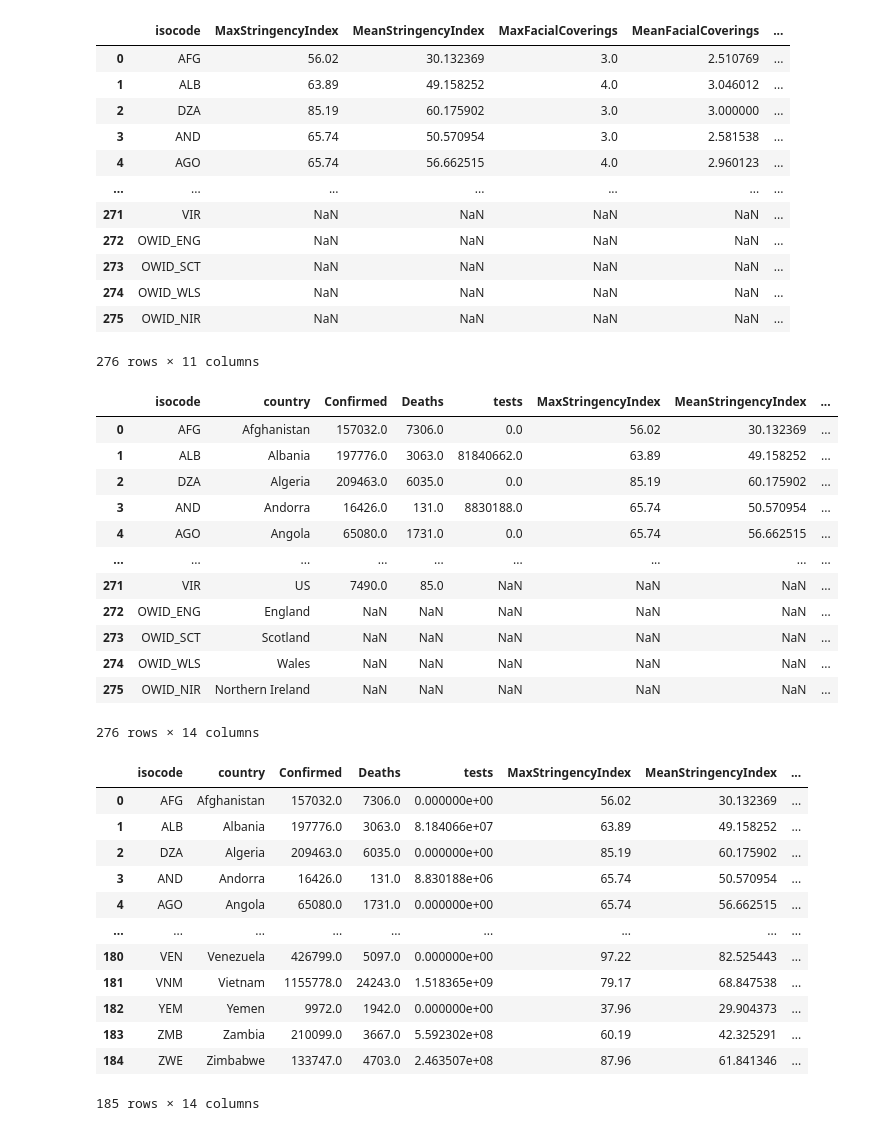
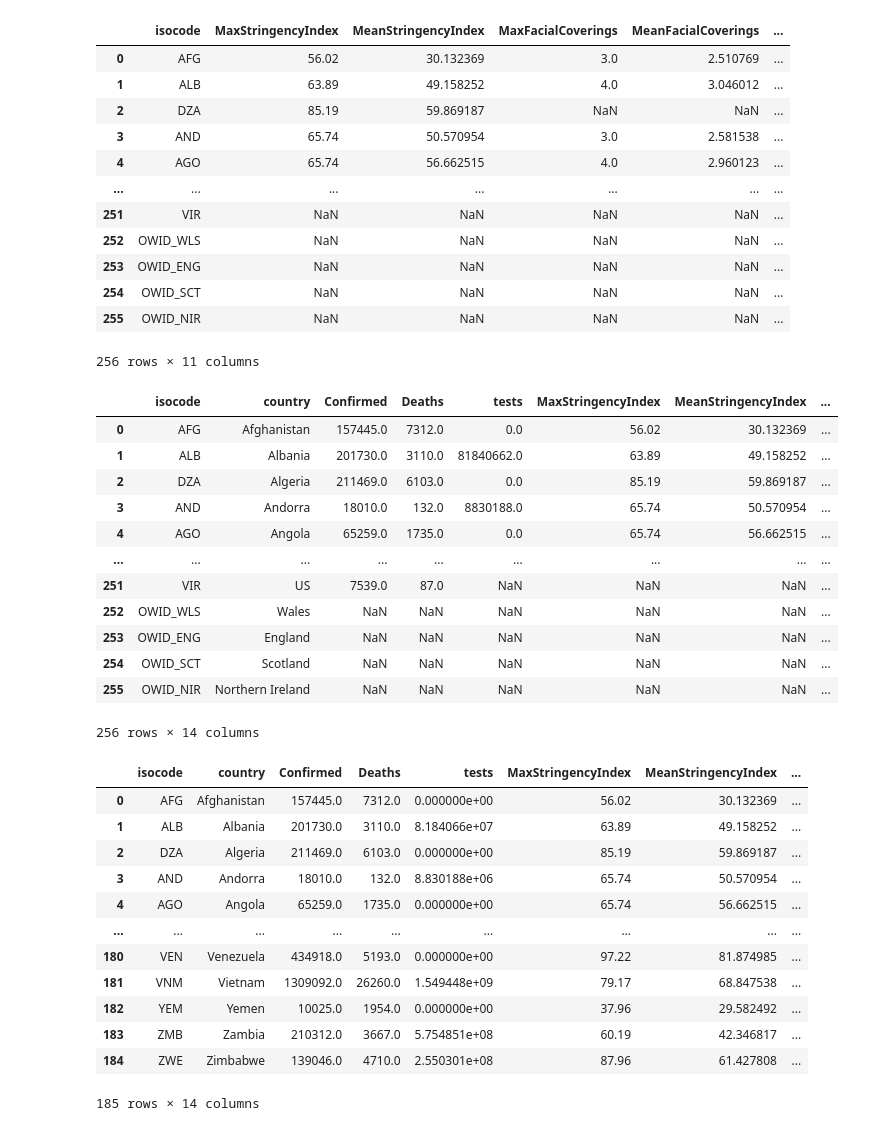
Before and after one commit to polinaprinii/DAP-Project, a Jupyter notebook: Linear Regression/Final Dataset.ipynb, the cells around one changed output. Cells and saved outputs as stored; diff of their text form; code cells hidden in the pictures.

```diff
--- a/Linear Regression/Final Dataset.ipynb
+++ b/Linear Regression/Final Dataset.ipynb
@@ -1,7 +1,7 @@
 # %%
 import pandas as pd
 # %%
-url1 ="https://raw.githubusercontent.com/polinaprinii/DAP-Project/main/Cases_and_Death_Rates/Data/Data%20for%20Multiple%20Linear%20Regression/Global_and_US_Confirmed_Cases_And_Deaths.csv?token=ASV4RS6WZYFUWQ325ZCQI3TBXDRT6"
+url1 ="https://raw.githubusercontent.com/polinaprinii/DAP-Project/main/Cases_and_Death_Rates/Data/Data%20for%20Multiple%20Linear%20Regression/Global_and_US_Confirmed_Cases_And_Deaths.csv?token=ASV4RSZAJWE5U5TMHH6MYOTBXEBAU"
 cases_deaths =pd.read_csv(url1)
 
 url2 = "https://raw.githubusercontent.com/polinaprinii/DAP-Project/main/Restriction%20and%20Testing%20Analysis/Restrictions/restrictions.csv?token=ASV4RS2EE7HC7DMD6OFAR4DBW6TQ6"
@@ -72,16 +88,16 @@ merge3
 |  | isocode | MaxStringencyIndex | MeanStringencyIndex | MaxFacialCoverings | MeanFacialCoverings | ... |
 | 0 | AFG | 56.02 | 30.132369 | 3.0 | 2.510769 | ... |
 | 1 | ALB | 63.89 | 49.158252 | 4.0 | 3.046012 | ... |
-| 2 | DZA | 85.19 | 60.175902 | 3.0 | 3.000000 | ... |
+| 2 | DZA | 85.19 | 59.869187 | NaN | NaN | ... |
 | 3 | AND | 65.74 | 50.570954 | 3.0 | 2.581538 | ... |
 | 4 | AGO | 65.74 | 56.662515 | 4.0 | 2.960123 | ... |
 | ... | ... | ... | ... | ... | ... | ... |
-| 271 | VIR | NaN | NaN | NaN | NaN | ... |
-| 272 | OWID_ENG | NaN | NaN | NaN | NaN | ... |
-| 273 | OWID_SCT | NaN | NaN | NaN | NaN | ... |
-| 274 | OWID_WLS | NaN | NaN | NaN | NaN | ... |
-| 275 | OWID_NIR | NaN | NaN | NaN | NaN | ... |
+| 251 | VIR | NaN | NaN | NaN | NaN | ... |
+| 252 | OWID_WLS | NaN | NaN | NaN | NaN | ... |
+| 253 | OWID_ENG | NaN | NaN | NaN | NaN | ... |
+| 254 | OWID_SCT | NaN | NaN | NaN | NaN | ... |
+| 255 | OWID_NIR | NaN | NaN | NaN | NaN | ... |
-276 rows × 11 columns
+256 rows × 11 columns
 # %%
 finalmerge = merge3[['isocode','country','Confirmed','Deaths','tests','MaxStringencyIndex','MeanStringencyIndex','MaxFacialCoverings','MeanFacialCoverings','MaxStayHome','MeanStayHome']]
 finalmerge = pd.merge(finalmerge, vaccine,how="outer", left_on =["isocode","country"], right_on = ["isocode","country"])
@@ -89,34 +105,34 @@ finalmerge = finalmerge[['isocode','country','Confirmed','Deaths','tests','MaxSt
 finalmerge
 # %% [output]
 |  | isocode | country | Confirmed | Deaths | tests | MaxStringencyIndex | MeanStringencyIndex | ... |
-| 0 | AFG | Afghanistan | 157032.0 | 7306.0 | 0.0 | 56.02 | 30.132369 | ... |
-| 1 | ALB | Albania | 197776.0 | 3063.0 | 81840662.0 | 63.89 | 49.158252 | ... |
-| 2 | DZA | Algeria | 209463.0 | 6035.0 | 0.0 | 85.19 | 60.175902 | ... |
-| 3 | AND | Andorra | 16426.0 | 131.0 | 8830188.0 | 65.74 | 50.570954 | ... |
-| 4 | AGO | Angola | 65080.0 | 1731.0 | 0.0 | 65.74 | 56.662515 | ... |
+| 0 | AFG | Afghanistan | 157445.0 | 7312.0 | 0.0 | 56.02 | 30.132369 | ... |
+| 1 | ALB | Albania | 201730.0 | 3110.0 | 81840662.0 | 63.89 | 49.158252 | ... |
+| 2 | DZA | Algeria | 211469.0 | 6103.0 | 0.0 | 85.19 | 59.869187 | ... |
+| 3 | AND | Andorra | 18010.0 | 132.0 | 8830188.0 | 65.74 | 50.570954 | ... |
+| 4 | AGO | Angola | 65259.0 | 1735.0 | 0.0 | 65.74 | 56.662515 | ... |
 | ... | ... | ... | ... | ... | ... | ... | ... | ... |
-| 271 | VIR | US | 7490.0 | 85.0 | NaN | NaN | NaN | ... |
-| 272 | OWID_ENG | England | NaN | NaN | NaN | NaN | NaN | ... |
-| 273 | OWID_SCT | Scotland | NaN | NaN | NaN | NaN | NaN | ... |
-| 274 | OWID_WLS | Wales | NaN | NaN | NaN | NaN | NaN | ... |
-| 275 | OWID_NIR | Northern Ireland | NaN | NaN | NaN | NaN | NaN | ... |
+| 251 | VIR | US | 7539.0 | 87.0 | NaN | NaN | NaN | ... |
+| 252 | OWID_WLS | Wales | NaN | NaN | NaN | NaN | NaN | ... |
+| 253 | OWID_ENG | England | NaN | NaN | NaN | NaN | NaN | ... |
+| 254 | OWID_SCT | Scotland | NaN | NaN | NaN | NaN | NaN | ... |
+| 255 | OWID_NIR | Northern Ireland | NaN | NaN | NaN | NaN | NaN | ... |
-276 rows × 14 columns
+256 rows × 14 columns
 # %%
-finalmerge = finalmerge.drop(labels = range(185,276),axis = 0)
+finalmerge = finalmerge.drop(labels = range(185,256),axis = 0)
 finalmerge
 # %% [output]
 |  | isocode | country | Confirmed | Deaths | tests | MaxStringencyIndex | MeanStringencyIndex | ... |
-| 0 | AFG | Afghanistan | 157032.0 | 7306.0 | 0.000000e+00 | 56.02 | 30.132369 | ... |
-| 1 | ALB | Albania | 197776.0 | 3063.0 | 8.184066e+07 | 63.89 | 49.158252 | ... |
-| 2 | DZA | Algeria | 209463.0 | 6035.0 | 0.000000e+00 | 85.19 | 60.175902 | ... |
-| 3 | AND | Andorra | 16426.0 | 131.0 | 8.830188e+06 | 65.74 | 50.570954 | ... |
-| 4 | AGO | Angola | 65080.0 | 1731.0 | 0.000000e+00 | 65.74 | 56.662515 | ... |
+| 0 | AFG | Afghanistan | 157445.0 | 7312.0 | 0.000000e+00 | 56.02 | 30.132369 | ... |
+| 1 | ALB | Albania | 201730.0 | 3110.0 | 8.184066e+07 | 63.89 | 49.158252 | ... |
+| 2 | DZA | Algeria | 211469.0 | 6103.0 | 0.000000e+00 | 85.19 | 59.869187 | ... |
+| 3 | AND | Andorra | 18010.0 | 132.0 | 8.830188e+06 | 65.74 | 50.570954 | ... |
+| 4 | AGO | Angola | 65259.0 | 1735.0 | 0.000000e+00 | 65.74 | 56.662515 | ... |
 | ... | ... | ... | ... | ... | ... | ... | ... | ... |
-| 180 | VEN | Venezuela | 426799.0 | 5097.0 | 0.000000e+00 | 97.22 | 82.525443 | ... |
-| 181 | VNM | Vietnam | 1155778.0 | 24243.0 | 1.518365e+09 | 79.17 | 68.847538 | ... |
-| 182 | YEM | Yemen | 9972.0 | 1942.0 | 0.000000e+00 | 37.96 | 29.904373 | ... |
-| 183 | ZMB | Zambia | 210099.0 | 3667.0 | 5.592302e+08 | 60.19 | 42.325291 | ... |
-| 184 | ZWE | Zimbabwe | 133747.0 | 4703.0 | 2.463507e+08 | 87.96 | 61.841346 | ... |
+| 180 | VEN | Venezuela | 434918.0 | 5193.0 | 0.000000e+00 | 97.22 | 81.874985 | ... |
+| 181 | VNM | Vietnam | 1309092.0 | 26260.0 | 1.549448e+09 | 79.17 | 68.847538 | ... |
+| 182 | YEM | Yemen | 10025.0 | 1954.0 | 0.000000e+00 | 37.96 | 29.582492 | ... |
+| 183 | ZMB | Zambia | 210312.0 | 3667.0 | 5.754851e+08 | 60.19 | 42.346817 | ... |
+| 184 | ZWE | Zimbabwe | 139046.0 | 4710.0 | 2.550301e+08 | 87.96 | 61.427808 | ... |
 185 rows × 14 columns
 # %%
 finalmerge.to_csv('D:/Git/DAP-Project/Linear Regression/finaldataset.csv',encoding = 'utf-8')
```
Also changed, not shown: parts of 4 cells of this notebook, 1 other file.
